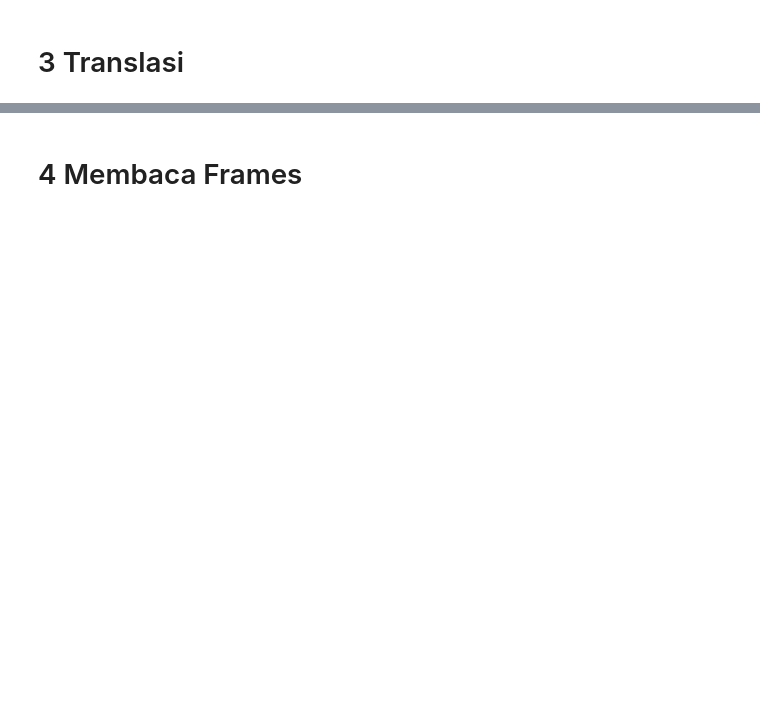
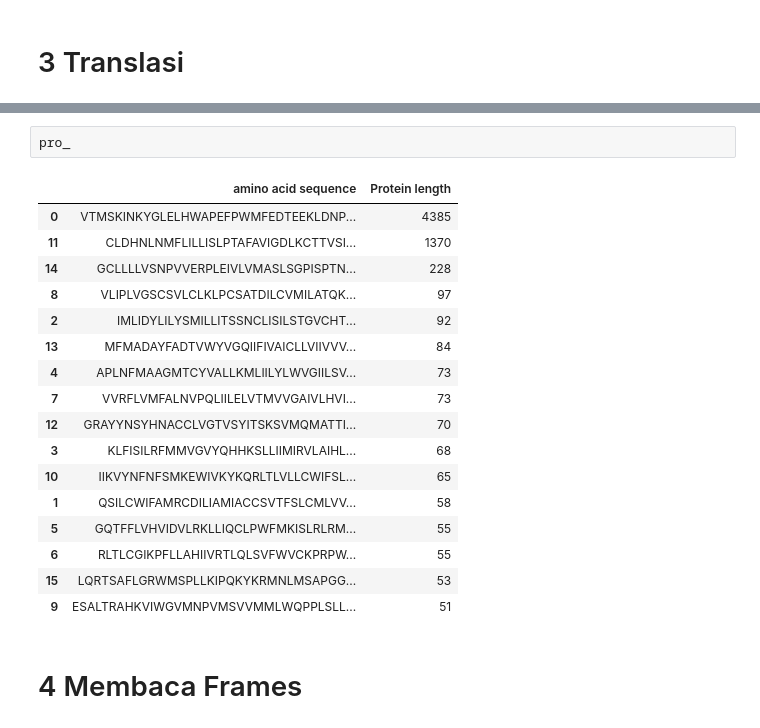
Before and after one commit to AbdulHafidh-AI/uas-bioinfor, a Jupyter notebook: uas-bioinfor.ipynb, the cells around one changed output, grey strips where cells are left out. Saved outputs shown, nothing was run; the diff lists cells and outputs as text; blank space fills up the shorter version.

```diff
--- a/uas-bioinfor.ipynb
+++ b/uas-bioinfor.ipynb
@@ -151,2 +212,22 @@ kita menemukan 38 cabang asam amino pada virus ini
+# %%
+pro_
+# %% [output]
+|  | amino acid sequence | Protein length |
+| 0 | VTMSKINKYGLELHWAPEFPWMFEDTEEKLDNP... | 4385 |
+| 11 | CLDHNLNMFLILLISLPTAFAVIGDLKCTTVSI... | 1370 |
+| 14 | GCLLLLVSNPVVERPLEIVLVMASLSGPISPTN... | 228 |
+| 8 | VLIPLVGSCSVLCLKLPCSATDILCVMILATQK... | 97 |
+| 2 | IMLIDYLILYSMILLITSSNCLISILSTGVCHT... | 92 |
+| 13 | MFMADAYFADTVWYVGQIIFIVAICLLVIIVVV... | 84 |
+| 4 | APLNFMAAGMTCYVALLKMLIILYLWVGIILSV... | 73 |
+| 7 | VVRFLVMFALNVPQLIILELVTMVVGAIVLHVI... | 73 |
+| 12 | GRAYYNSYHNACCLVGTVSYITSKSVMQMATTI... | 70 |
+| 3 | KLFISILRFMMVGVYQHHKSLLIIMIRVLAIHL... | 68 |
+| 10 | IIKVYNFNFSMKEWIVKYKQRLTLVLLCWIFSL... | 65 |
+| 1 | QSILCWIFAMRCDILIAMIACCSVTFSLCMLVV... | 58 |
+| 5 | GQTFFLVHVIDVLRKLLIQCLPWFMKISLRLRM... | 55 |
+| 6 | RLTLCGIKPFLLAHIIVRTLQLSVFWVCKPRPW... | 55 |
+| 15 | LQRTSAFLGRWMSPLLKIPQKYKRMNLMSAPGG... | 53 |
+| 9 | ESALTRAHKVIWGVMNPVMSVVMMLWQPPLSLL... | 51 |
 # %% [markdown]
 # 4 Membaca Frames
```
Also changed, not shown: parts of 26 cells of this notebook.
